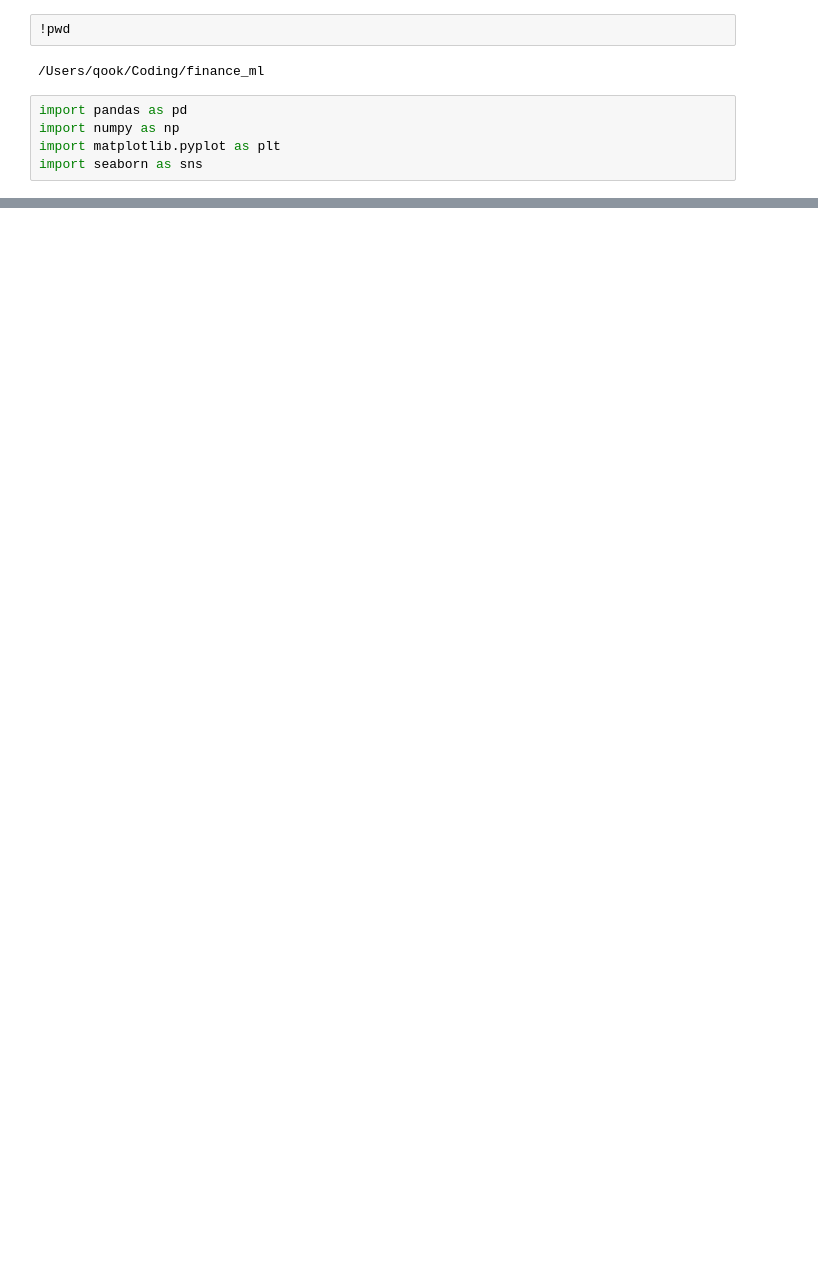
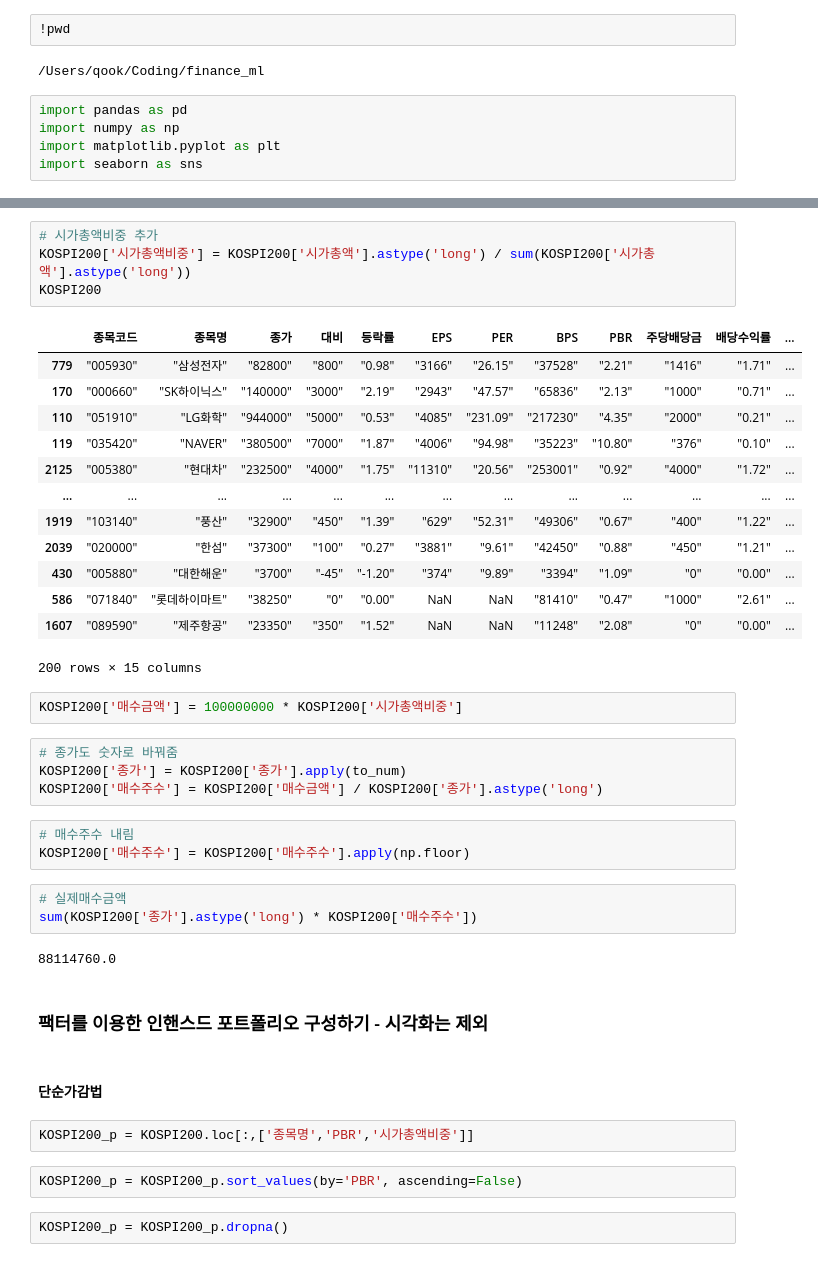
Before and after one commit to mingqook/Finance_ML, a Jupyter notebook: test_ch11.ipynb, the cells around one changed output, grey strips where cells are left out. Drawn from its saved outputs; the diff is of its cells as text; blank space fills up the shorter version.

```diff
--- a/test_ch11.ipynb
+++ b/test_ch11.ipynb
@@ -34,0 +332,42 @@ data_s = pd.read_csv('data/KOR_sector.csv') #### sector 정보 data
+# %%
+# 시가총액비중 추가
+KOSPI200['시가총액비중'] = KOSPI200['시가총액'].astype('long') / sum(KOSPI200['시가총액'].astype('long'))
+KOSPI200
+# %% [output]
+|  | 종목코드 | 종목명 | 종가 | 대비 | 등락률 | EPS | PER | BPS | PBR | 주당배당금 | 배당수익률 | ... |
+| 779 | "005930" | "삼성전자" | "82800" | "800" | "0.98" | "3166" | "26.15" | "37528" | "2.21" | "1416" | "1.71" | ... |
+| 170 | "000660" | "SK하이닉스" | "140000" | "3000" | "2.19" | "2943" | "47.57" | "65836" | "2.13" | "1000" | "0.71" | ... |
+| 110 | "051910" | "LG화학" | "944000" | "5000" | "0.53" | "4085" | "231.09" | "217230" | "4.35" | "2000" | "0.21" | ... |
+| 119 | "035420" | "NAVER" | "380500" | "7000" | "1.87" | "4006" | "94.98" | "35223" | "10.80" | "376" | "0.10" | ... |
+| 2125 | "005380" | "현대차" | "232500" | "4000" | "1.75" | "11310" | "20.56" | "253001" | "0.92" | "4000" | "1.72" | ... |
+| ... | ... | ... | ... | ... | ... | ... | ... | ... | ... | ... | ... | ... |
+| 1919 | "103140" | "풍산" | "32900" | "450" | "1.39" | "629" | "52.31" | "49306" | "0.67" | "400" | "1.22" | ... |
+| 2039 | "020000" | "한섬" | "37300" | "100" | "0.27" | "3881" | "9.61" | "42450" | "0.88" | "450" | "1.21" | ... |
+| 430 | "005880" | "대한해운" | "3700" | "-45" | "-1.20" | "374" | "9.89" | "3394" | "1.09" | "0" | "0.00" | ... |
+| 586 | "071840" | "롯데하이마트" | "38250" | "0" | "0.00" | NaN | NaN | "81410" | "0.47" | "1000" | "2.61" | ... |
+| 1607 | "089590" | "제주항공" | "23350" | "350" | "1.52" | NaN | NaN | "11248" | "2.08" | "0" | "0.00" | ... |
+200 rows × 15 columns
+# %%
+KOSPI200['매수금액'] = 100000000 * KOSPI200['시가총액비중']
+# %%
+# 종가도 숫자로 바꿔줌
+KOSPI200['종가'] = KOSPI200['종가'].apply(to_num)
+KOSPI200['매수주수'] = KOSPI200['매수금액'] / KOSPI200['종가'].astype('long')
+# %%
+# 매수주수 내림
+KOSPI200['매수주수'] = KOSPI200['매수주수'].apply(np.floor)
+# %%
+# 실제매수금액
+sum(KOSPI200['종가'].astype('long') * KOSPI200['매수주수'])
+# %% [output]
+88114760.0
+# %% [markdown]
+### 팩터를 이용한 인핸스드 포트폴리오 구성하기 - 시각화는 제외
+# %% [markdown]
+#### 단순가감법
+# %%
+KOSPI200_p = KOSPI200.loc[:,['종목명','PBR','시가총액비중']]
+# %%
+KOSPI200_p = KOSPI200_p.sort_values(by='PBR', ascending=False)
+# %%
+KOSPI200_p = KOSPI200_p.dropna()
```
Also changed, not shown: parts of 63 cells of this notebook, 2 other files.
